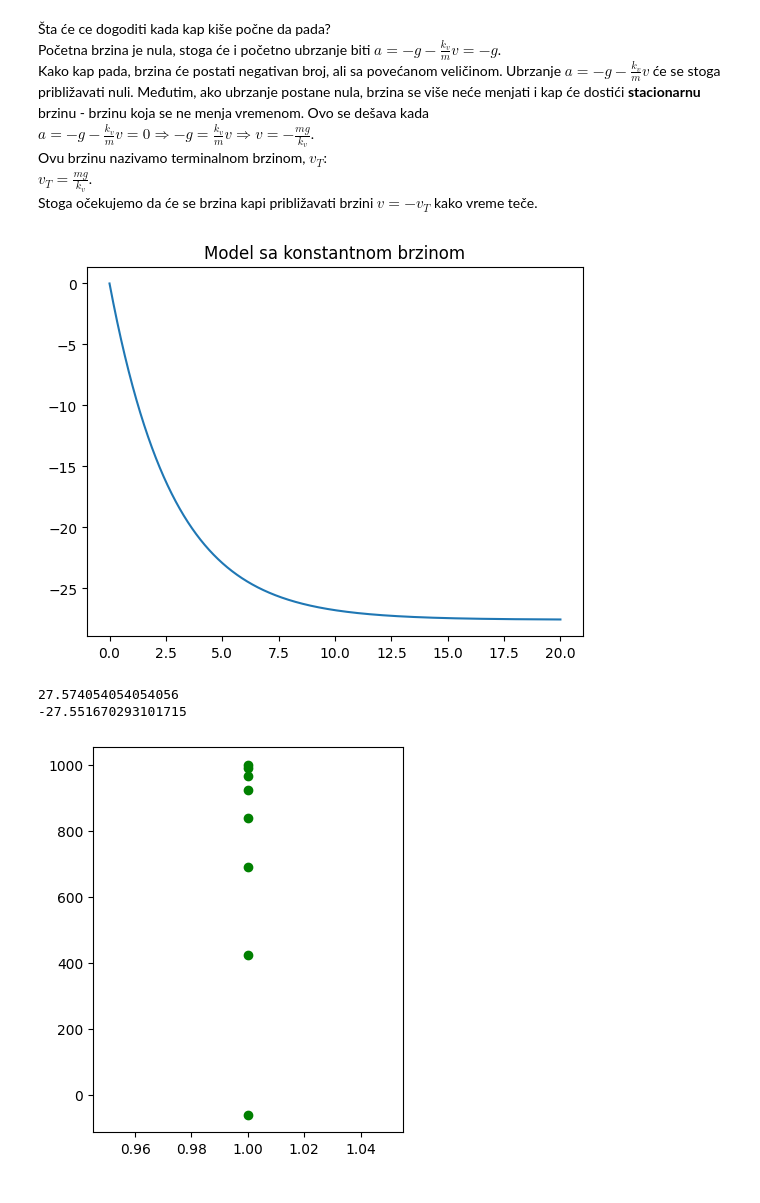
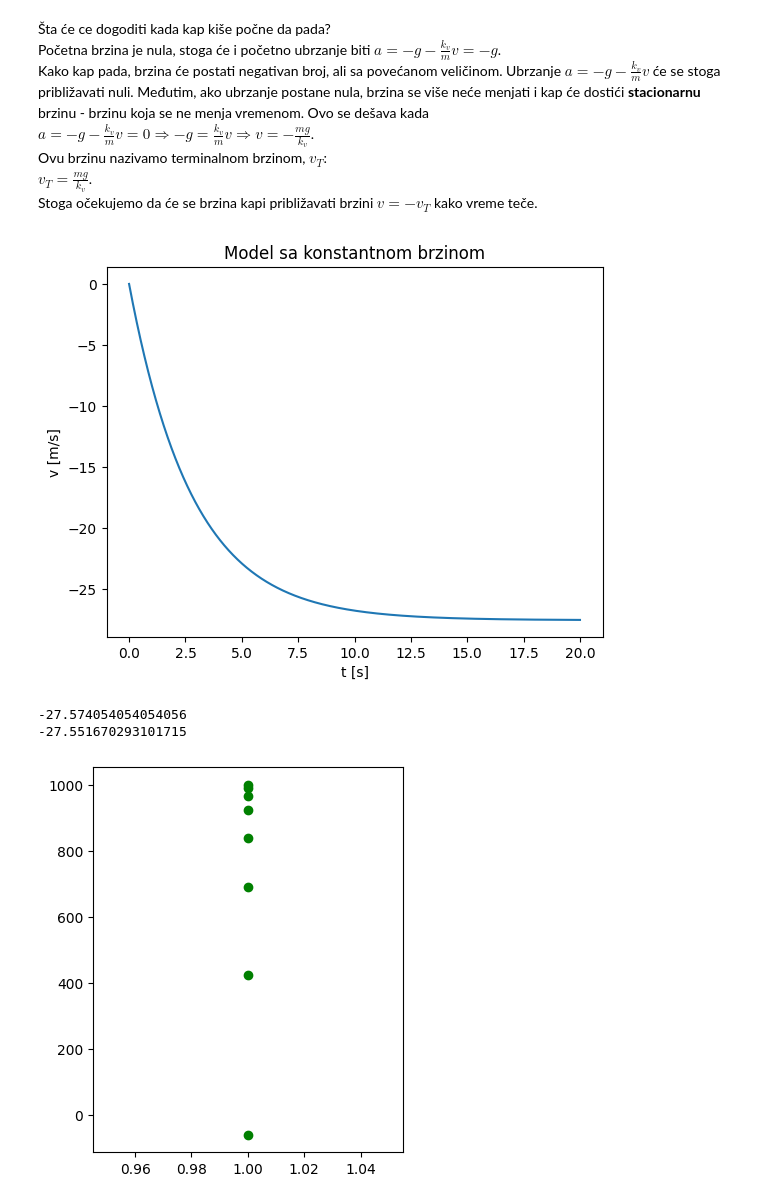
Before and after one commit to natalijapavlicevic/meh, a Jupyter notebook: model02.ipynb, the cells around one changed output. Cells and saved outputs as stored; diff of their text form; code cells hidden in the pictures.

```diff
--- a/model02.ipynb
+++ b/model02.ipynb
@@ -16,36 +16,38 @@ from pylab import *
 
 # inicijalizacija
 g = 9.81
 kv = 1.85e-7
 m = 5.2e-7
 time = 20
 dt = 0.001
 v0 = 0
 
 n = int(round(time/dt))
 v = zeros(n, float)
 t = zeros(n, float)
 a = zeros(n, float)
 v[0] = v0
 for i in range(n-1):
     a[i] = -g - (kv/m)*v[i]
     v[i+1] = v[i] + a[i]*dt
     t[i+1] = t[i] + dt
 
 v = np.array(v)
 a = np.array(a)
 t = np.array(t)
 
 plt.plot(t, v)
 plt.title('Model sa konstantnom brzinom')
+plt.xlabel('t [s]')
+plt.ylabel('v [m/s]')
 plt.show()
 
-vt = m*g/kv
+vt = -m*g/kv
 print(vt)
 print(v[n-1])
 # %% [output]
-[figure, old version]
+[figure, new version]
-27.574054054054056
+-27.574054054054056
 -27.551670293101715
 # %%
 import matplotlib.pyplot as plt
```
